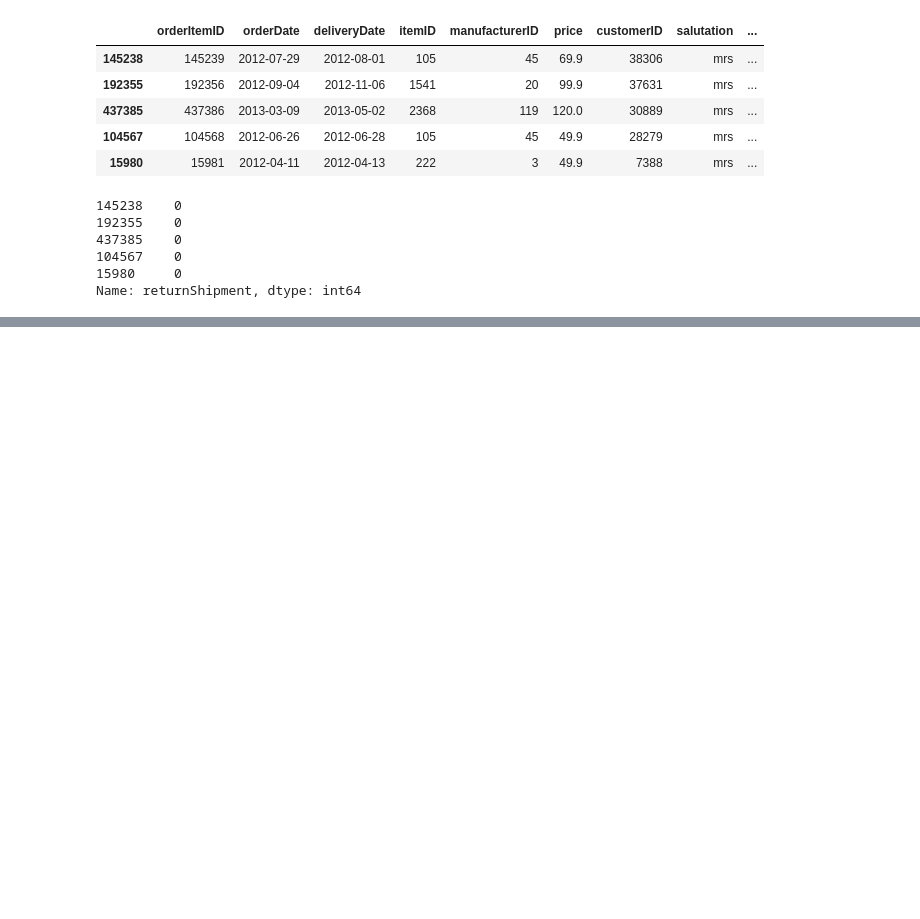
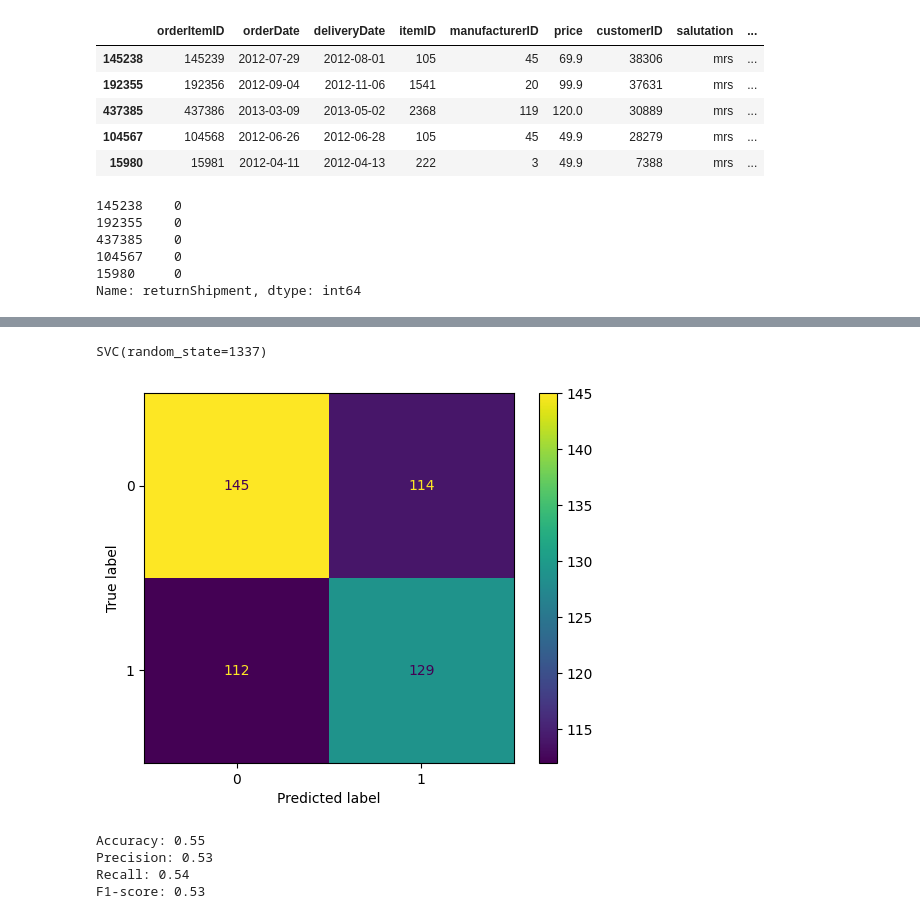
Before and after one commit to Dom1n1kD/master_hsh_ki, a Jupyter notebook: exam_data_mining_cup/exam_dmc_2014.ipynb, the cells around one changed output, grey strips where cells are left out. Saved outputs shown, nothing was run; the diff lists cells and outputs as text; code cells hidden in the pictures; blank space fills up the shorter version.

Commit message:
dd_20230618: first prediction with SVM.

```diff
--- a/exam_data_mining_cup/exam_dmc_2014.ipynb
+++ b/exam_data_mining_cup/exam_dmc_2014.ipynb
@@ -821,0 +895,9 @@ Name: returnShipment, dtype: int64
+# %%
+onehot_columns = [
+    'size_feature',
+    'color_category',
+    'salutation',
+    'state_loc'
+]
+# %%
+X_encoded = pd.get_dummies(X, columns=onehot_columns)
@@ -821,0 +910,41 @@ Name: returnShipment, dtype: int64
+# %%
+X_train, X_test, y_train, y_test = train_test_split(X_encoded, y, random_state=1337)
+X_train_scaled = scale(X_train)
+X_test_scaled = scale(X_test)
+# %%
+clf_svm = svm.SVC(random_state=1337)
+clf_svm.fit(X_train_scaled, y_train)
+# %% [output]
+SVC(random_state=1337)
+# %%
+y_pred = clf_svm.predict(X_test_scaled)
+cm = confusion_matrix(y_test, y_pred, labels=clf_svm.classes_)
+
+disp = ConfusionMatrixDisplay(confusion_matrix=cm, display_labels=clf_svm.classes_)
+disp.plot()
+plt.show()
+# %% [output]
+[figure, added]
+# %%
+# Calculate accuracy
+accuracy = accuracy_score(y_test, y_pred)
+
+# Calculate precision
+precision = precision_score(y_test, y_pred)
+
+# Calculate recall
+recall = recall_score(y_test, y_pred)
+
+# Calculate F1-score
+f1 = f1_score(y_test, y_pred)
+
+# Print the metrics
+print("Accuracy: {:.2f}".format(accuracy))
+print("Precision: {:.2f}".format(precision))
+print("Recall: {:.2f}".format(recall))
+print("F1-score: {:.2f}".format(f1))
+# %% [output]
+Accuracy: 0.55
+Precision: 0.53
+Recall: 0.54
+F1-score: 0.53
```
Also changed, not shown: parts of 15 cells of this notebook.
